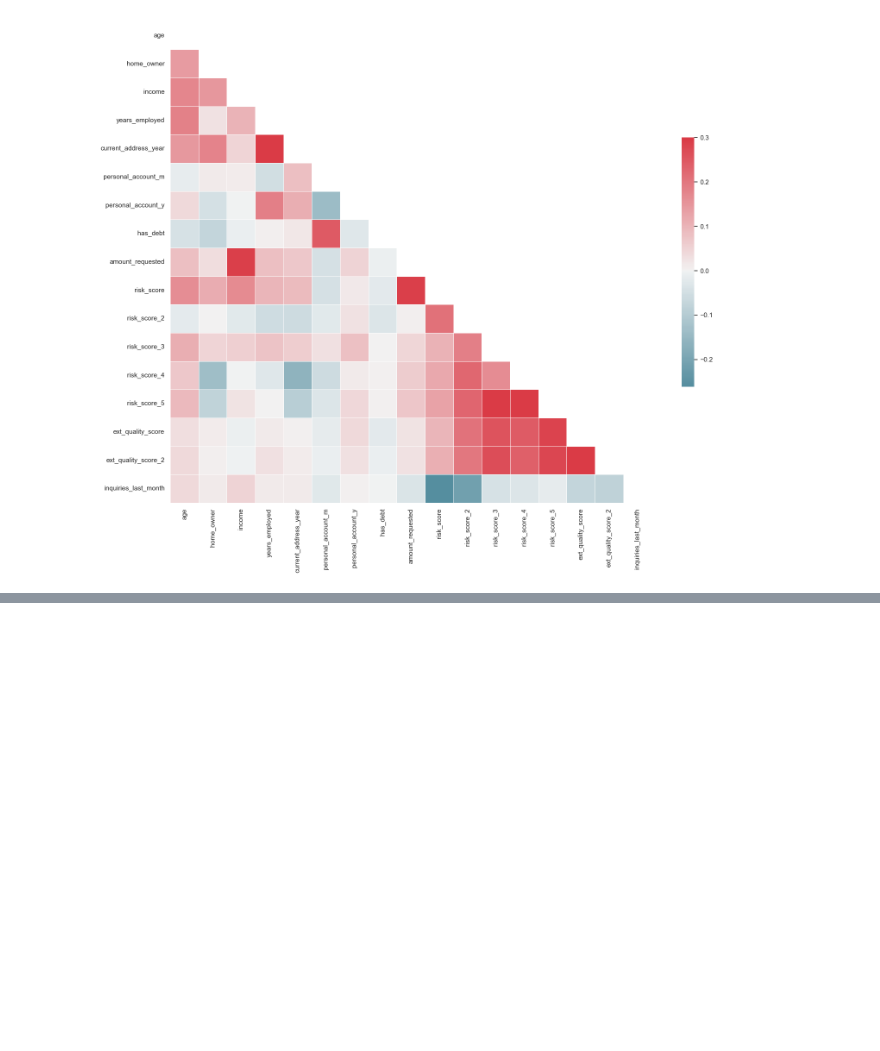
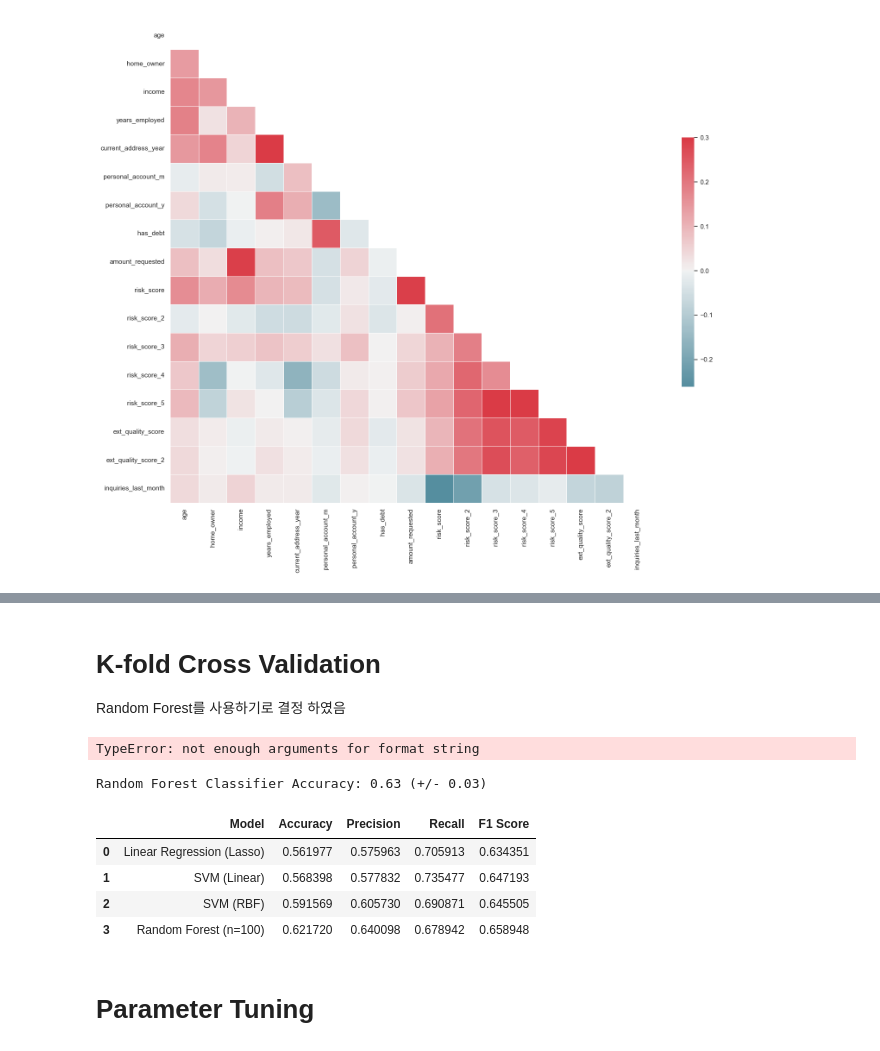
Before and after one commit to Gaebobman/Machine-learning, a Jupyter notebook: Likelihood Of E-signing With Financial History .ipynb, the cells around one changed output, grey strips where cells are left out. Cells and saved outputs as stored; diff of their text form; code cells hidden in the pictures; blank space fills up the shorter version.

```diff
--- a/Likelihood Of E-signing With Financial History .ipynb
+++ b/Likelihood Of E-signing With Financial History .ipynb
@@ -138,0 +300,23 @@ import time
+# %% [markdown]
+# K-fold Cross Validation
+Random Forest를 사용하기로 결정 하였음
+# %%
+from sklearn.model_selection import cross_val_score
+accuracies = cross_val_score(estimator = classifier, X= X_train, y = y_train,
+                            cv = 10)
+# %% [output]
+TypeError: not enough arguments for format string
+# %%
+print("Random Forest Classifier Accuracy: %0.2f (+/- %0.2f)" % (accuracies.mean(), accuracies.std() * 2))
+# %% [output]
+Random Forest Classifier Accuracy: 0.63 (+/- 0.03)
+# %%
+results
+# %% [output]
+|  | Model | Accuracy | Precision | Recall | F1 Score |
+| 0 | Linear Regression (Lasso) | 0.561977 | 0.575963 | 0.705913 | 0.634351 |
+| 1 | SVM (Linear) | 0.568398 | 0.577832 | 0.735477 | 0.647193 |
+| 2 | SVM (RBF) | 0.591569 | 0.605730 | 0.690871 | 0.645505 |
+| 3 | Random Forest (n=100) | 0.621720 | 0.640098 | 0.678942 | 0.658948 |
+# %% [markdown]
+# Parameter Tuning
```
Also changed, not shown: parts of 32 cells of this notebook.
